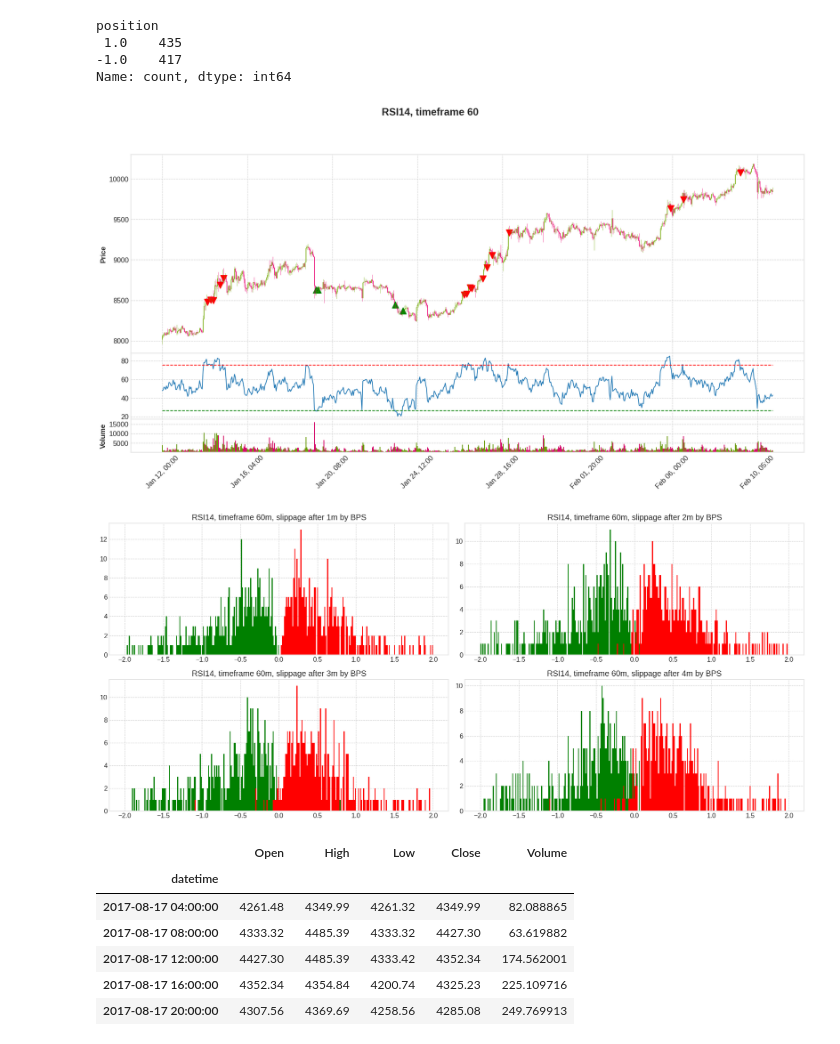
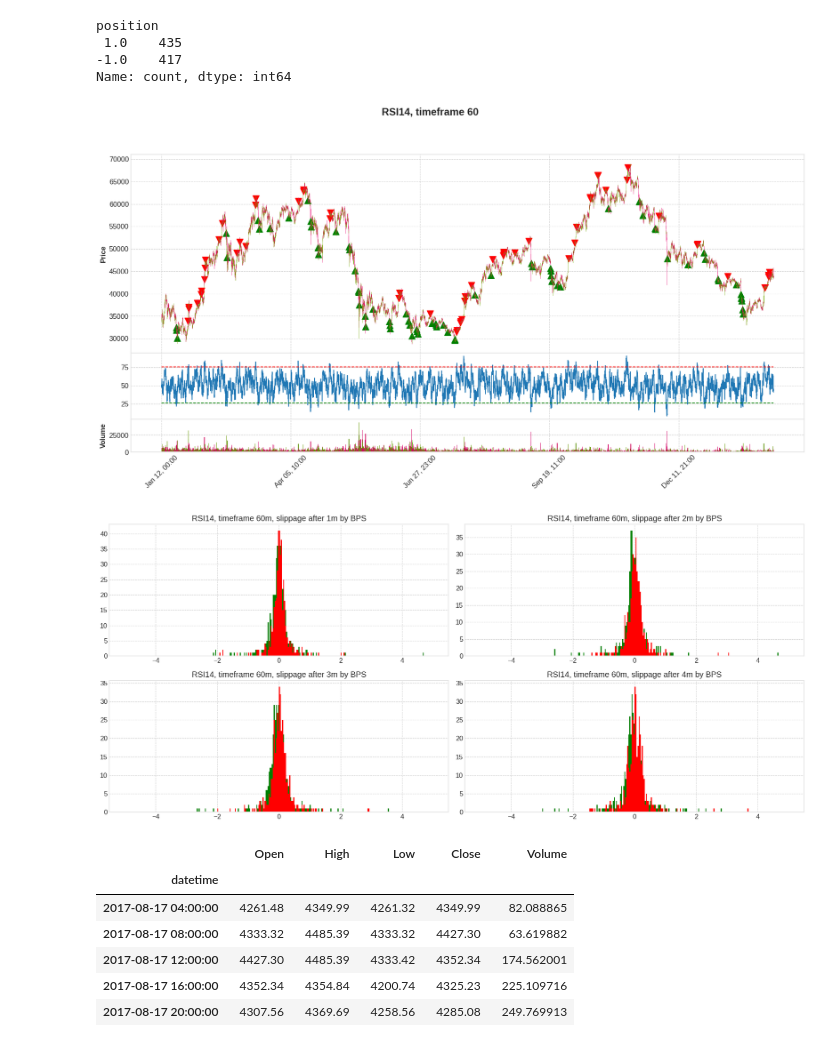
Before and after one commit to sharavsambuu/trading-cost-analysis, a Jupyter notebook: crypto_rsi_slippage.ipynb, the cells around one changed output. Cells and saved outputs as stored; diff of their text form; code cells hidden in the pictures.

```diff
--- a/crypto_rsi_slippage.ipynb
+++ b/crypto_rsi_slippage.ipynb
@@ -142,12 +142,13 @@ for idx, row in df[df['position']==-1].iterrows():
     if idx in df_eval.index:
         df_eval.at[idx, 'short_entry'] = float(row['Close'])
 
-df_eval['long_entry' ] = df_eval['long_entry' ].shift(timeframe_by_minute)
-df_eval['short_entry'] = df_eval['short_entry'].shift(timeframe_by_minute)
+look_ahead_shift = 1
+df_eval['long_entry' ] = df_eval['long_entry' ].shift(timeframe_by_minute+look_ahead_shift)
+df_eval['short_entry'] = df_eval['short_entry'].shift(timeframe_by_minute+look_ahead_shift)
 
 # Multiple scenarios are like how many minutes after an order executed.
 for executed_after_minute in range(1, 4+1):
-    df_eval[f"Close_{executed_after_minute}"            ] = df_eval[f"Close"].shift(timeframe_by_minute+executed_after_minute)
+    df_eval[f"Close_{executed_after_minute}"            ] = df_eval[f"Close"].shift(-executed_after_minute)
     df_eval[f"long_slippage{executed_after_minute}_pct" ] = np.nan
     df_eval[f"short_slippage{executed_after_minute}_pct"] = np.nan
 
@@ -270,7 +271,7 @@ position
 -1.0    417
 Name: count, dtype: int64
 # %%
-plot_df = df["2020-01-12":"2020-02-10"].copy(deep=True)
+plot_df = df["2021-01-12":"2022-02-10"].copy(deep=True)
 
 plot_df['rsi_lower'     ] = rsi_lower
 plot_df['rsi_upper'     ] = rsi_upper
@@ -293,7 +294,7 @@ mpf.plot(
     style='binance', volume=True, volume_panel=2, panel_ratios=(6,2,1), show_nontrading=False
     )
 # %% [output]
-[figure, old version]
+[figure, new version]
 # %%
 # Mapping entry prices from higher timeframe to lower timeframe in order to analyze slippages
 # Scenario is like when signal is generated based on Close price of higher timerframe, so we
@@ -316,12 +317,13 @@ for idx, row in df[df['position']==-1].iterrows():
     if idx in df_eval.index:
         df_eval.at[idx, 'short_entry'] = float(row['Close'])
 
-df_eval['long_entry' ] = df_eval['long_entry' ].shift(timeframe_by_minute)
-df_eval['short_entry'] = df_eval['short_entry'].shift(timeframe_by_minute)
+look_ahead_shift = 1
+df_eval['long_entry' ] = df_eval['long_entry' ].shift(timeframe_by_minute+look_ahead_shift)
+df_eval['short_entry'] = df_eval['short_entry'].shift(timeframe_by_minute+look_ahead_shift)
 
 # Multiple scenarios are like how many minutes after an order executed.
 for executed_after_minute in range(1, 4+1):
-    df_eval[f"Close_{executed_after_minute}"            ] = df_eval[f"Close"].shift(timeframe_by_minute+executed_after_minute)
+    df_eval[f"Close_{executed_after_minute}"            ] = df_eval[f"Close"].shift(-executed_after_minute)
     df_eval[f"long_slippage{executed_after_minute}_pct" ] = np.nan
     df_eval[f"short_slippage{executed_after_minute}_pct"] = np.nan
 
@@ -337,30 +339,30 @@ for executed_after_minute in range(1, 4+1):
 # %%
 # Slippage by bps distribution after order executed x minutes
 
 _, axs = plt.subplots(2, 2, figsize=(18, 8))
 
-range_by_bps = (-2.0, 2.0)
+range_by_bps = (-5.0, 5.0)
 
 l11 = axs[0,0].hist(df_eval[df_eval[f"long_slippage1_bps" ].notnull()][f"long_slippage1_bps" ].values, bins=300, range=range_by_bps, label="Long slippage BPS" , color='g')
 l12 = axs[0,0].hist(df_eval[df_eval[f"short_slippage1_bps"].notnull()][f"short_slippage1_bps"].values, bins=300, range=range_by_bps, label="Short slippage BPS", color='r')
 axs[0,0].set_title(f"RSI{rsi_period}, timeframe {timeframe_by_minute}m, slippage after 1m by BPS")
 
 l21 = axs[0,1].hist(df_eval[df_eval[f"long_slippage2_bps" ].notnull()][f"long_slippage2_bps" ].values, bins=300, range=range_by_bps, label="Long slippage BPS" , color='g')
 l22 = axs[0,1].hist(df_eval[df_eval[f"short_slippage2_bps"].notnull()][f"short_slippage2_bps"].values, bins=300, range=range_by_bps, label="Short slippage BPS", color='r')
 axs[0,1].set_title(f"RSI{rsi_period}, timeframe {timeframe_by_minute}m, slippage after 2m by BPS")
 
 l31 = axs[1,0].hist(df_eval[df_eval[f"long_slippage3_bps" ].notnull()][f"long_slippage3_bps" ].values, bins=300, range=range_by_bps, label="Long slippage BPS" , color='g')
 l32 = axs[1,0].hist(df_eval[df_eval[f"short_slippage3_bps"].notnull()][f"short_slippage3_bps"].values, bins=300, range=range_by_bps, label="Short slippage BPS", color='r')
 axs[1,0].set_title(f"RSI{rsi_period}, timeframe {timeframe_by_minute}m, slippage after 3m by BPS")
 
 l41 = axs[1,1].hist(df_eval[df_eval[f"long_slippage4_bps" ].notnull()][f"long_slippage4_bps" ].values, bins=300, range=range_by_bps, label="Long slippage BPS" , color='g')
 l42 = axs[1,1].hist(df_eval[df_eval[f"short_slippage4_bps"].notnull()][f"short_slippage4_bps"].values, bins=300, range=range_by_bps, label="Short slippage BPS", color='r')
 axs[1,1].set_title(f"RSI{rsi_period}, timeframe {timeframe_by_minute}m, slippage after 4m by BPS")
 
 plt.tight_layout()
 plt.show();
 # %% [output]
-[figure, old version]
+[figure, new version]
 # %%
 df_ = pd.read_csv("./data/BTCUSDT.csv", parse_dates=True)
 df_ = df_.set_index(pd.DatetimeIndex(df_['datetime']))
```
Also changed, not shown: parts of 14 cells of this notebook, 2 other files.
